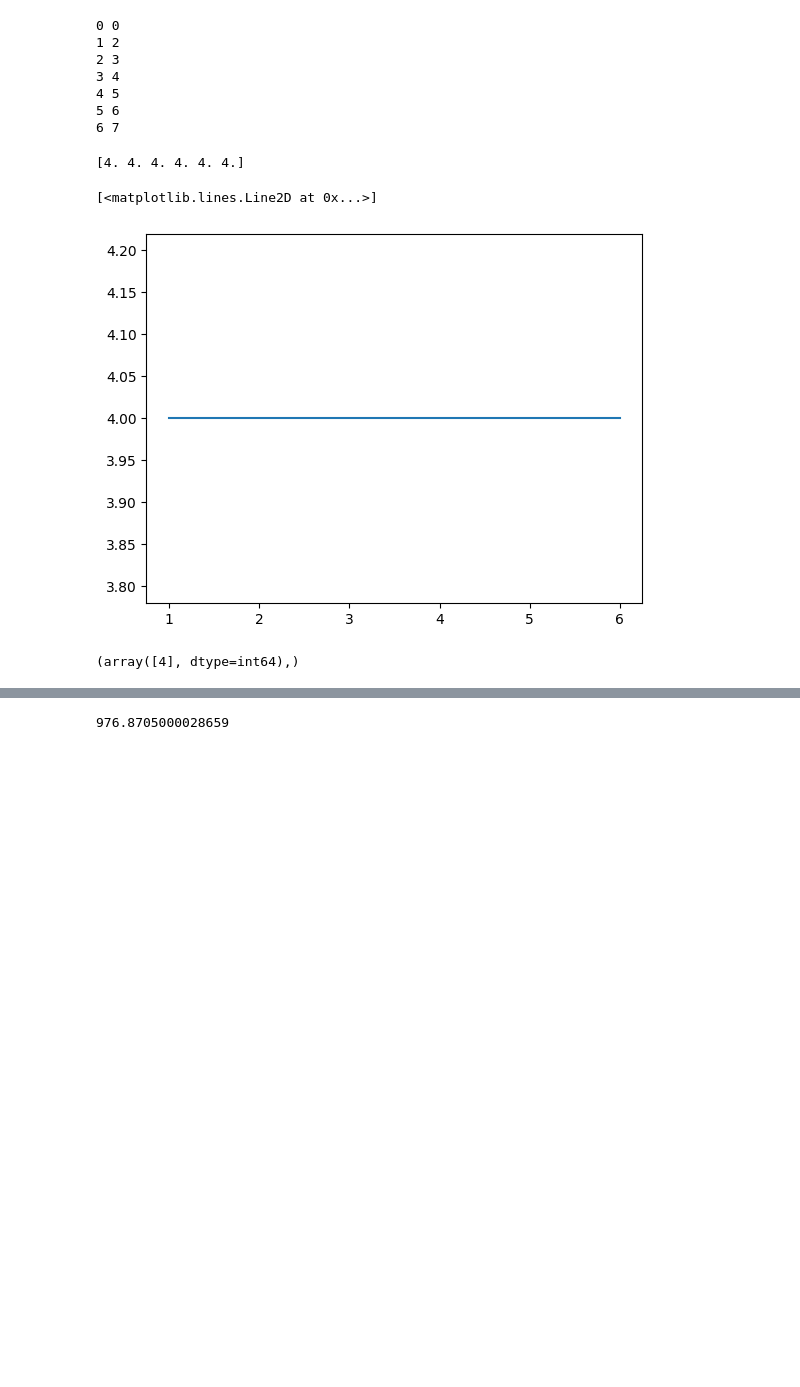
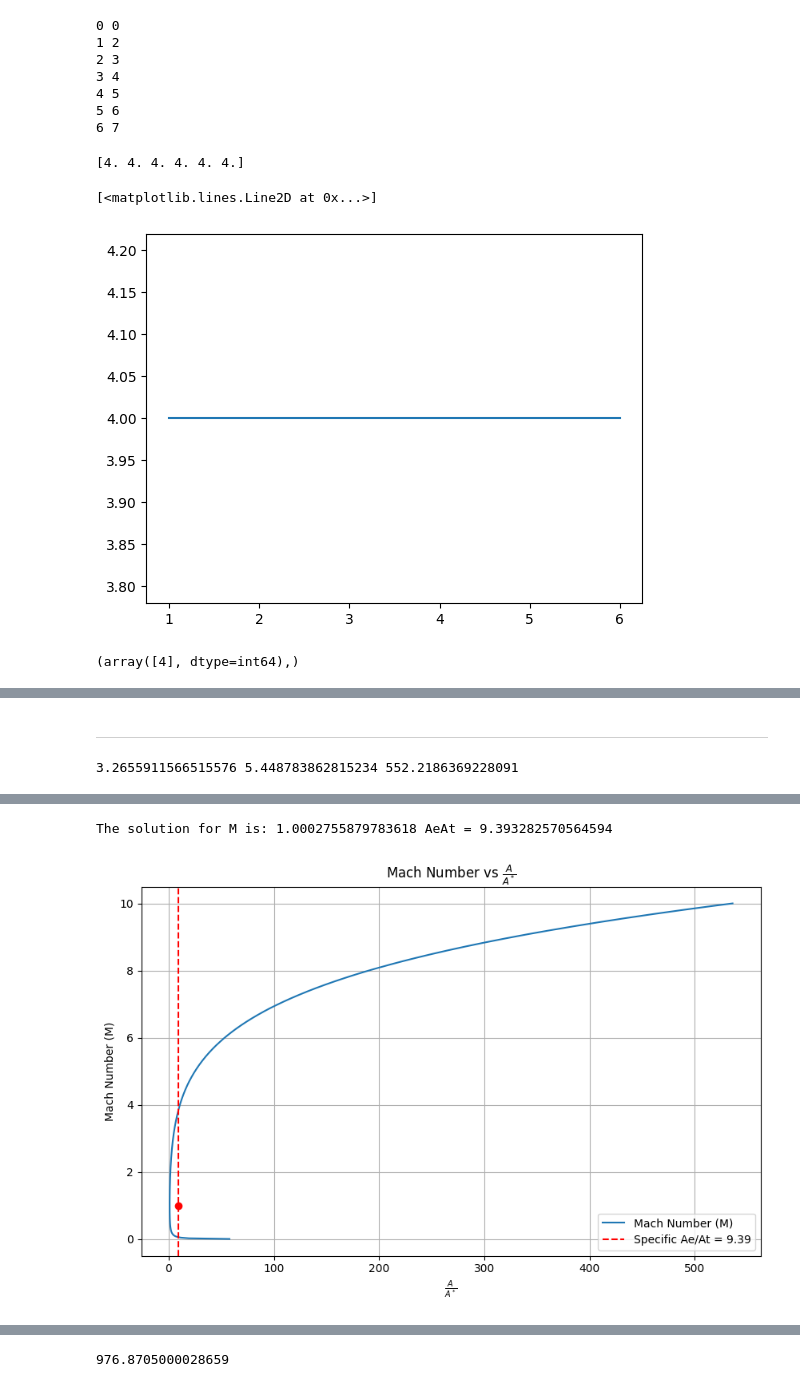
Before and after one commit to leonelGo/Coheteria, a Jupyter notebook: Motor/Motor.ipynb, the cells around one changed output, grey strips where cells are left out. Saved outputs shown, nothing was run; the diff lists cells and outputs as text; code cells hidden in the pictures; blank space fills up the shorter version.

```diff
--- a/Motor/Motor.ipynb
+++ b/Motor/Motor.ipynb
@@ -175,0 +878,64 @@ def tail_off(Pab,R, To, At, V0, c, t):
+# %% [markdown]
+---
+# %%
+Me_C= mach(14.7, 800, 1.4 )
+AeAt =RatArea(Me_C, 1, 1.4)
+k= 1.4
+b=(k-1)/2
+Te = 1730*1/(1+b*(Me_C**2))
+
+print(Me_C, AeAt, Te)
+# %% [output]
+3.2655911566515576 5.448783862815234 552.2186369228091
+# %%
+import numpy as np
+from scipy.optimize import fsolve
+import matplotlib.pyplot as plt
+
+def equation(M, A_A_star, k):
+    left_side = A_A_star
+    right_side = (1 / M) * ((1 + ((k - 1) / 2) * M**2) / (1 + ((k - 1) / 2)))**((k + 1) / (2 * (k - 1)))
+    return right_side - left_side
+
+def A_At(M, k):
+
+    A_At = (1 / M) * ((1 + ((k - 1) / 2) * M**2) / (1 + ((k - 1) / 2)))**((k + 1) / (2 * (k - 1)))
+    return A_At
+
+def find_M(A_A_star, k):
+    # Initial guess for M
+    M_initial_guess = 1.0
+    M_solution = fsolve(equation, M_initial_guess, args=(A_A_star, k))
+    return M_solution[0]
+
+# Parameters
+De = 36.77815506739431
+Dt = 12
+
+At = np.pi*(Dt/2)**2
+Ae = np.pi*(De/2)**2
+
+AeAt =  Ae/At # Example value for A/A*
+k = 1.4         # Example value for k (specific heat ratio for air)
+
+# Find M
+M = find_M(AeAt, k)
+print(f"The solution for M is: {M}", f'AeAt = {AeAt}')
+
+# Generate values for A/A* to plot
+
+M_values = np.linspace(0.01, 10, 500)
+A_At1 = A_At(M_values, k)
+
+# Plotting
+plt.figure(figsize=(10, 6))
+plt.plot(A_At1, M_values, label='Mach Number (M)')
+plt.axvline(AeAt, color='r', linestyle='--', label=f'Specific Ae/At = {AeAt:.2f}')
+plt.scatter([AeAt], [M], color='red')  # Mark the specific solution
+plt.xlabel('$\\frac{A}{A^*}$')
+plt.ylabel('Mach Number (M)')
+plt.title('Mach Number vs $\\frac{A}{A^*}$')
+plt.legend()
+plt.grid(True)
+plt.show()
+# %% [output]
@@ -175,0 +943,2 @@ def tail_off(Pab,R, To, At, V0, c, t):
+The solution for M is: 1.0002755879783618 AeAt = 9.393282570564594
+[figure, added]
```
Also changed, not shown: parts of 36 cells of this notebook, 49 other files.
